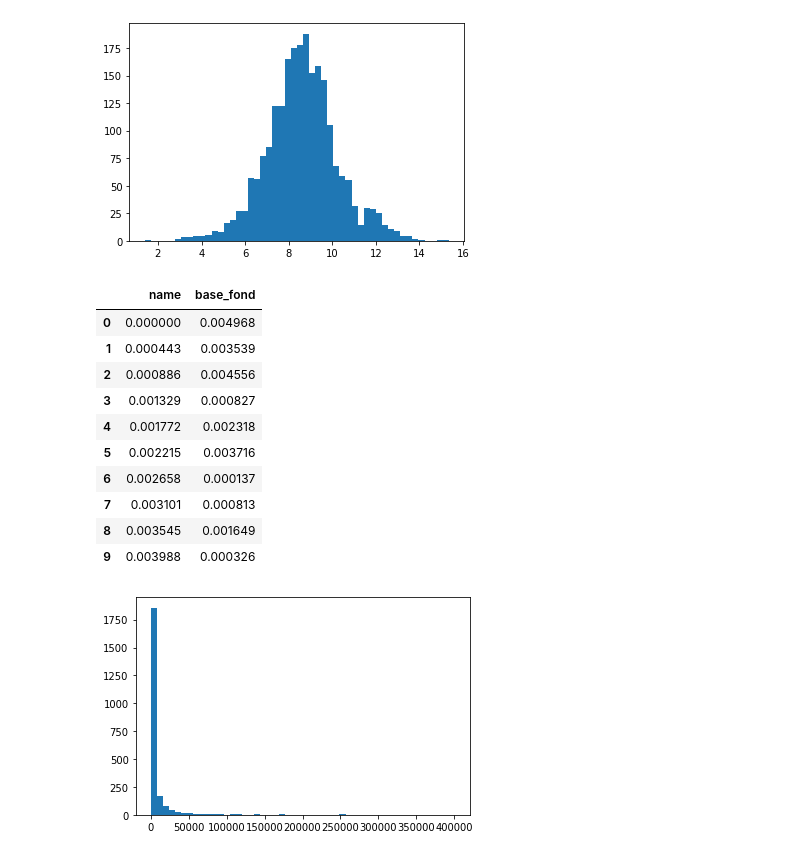
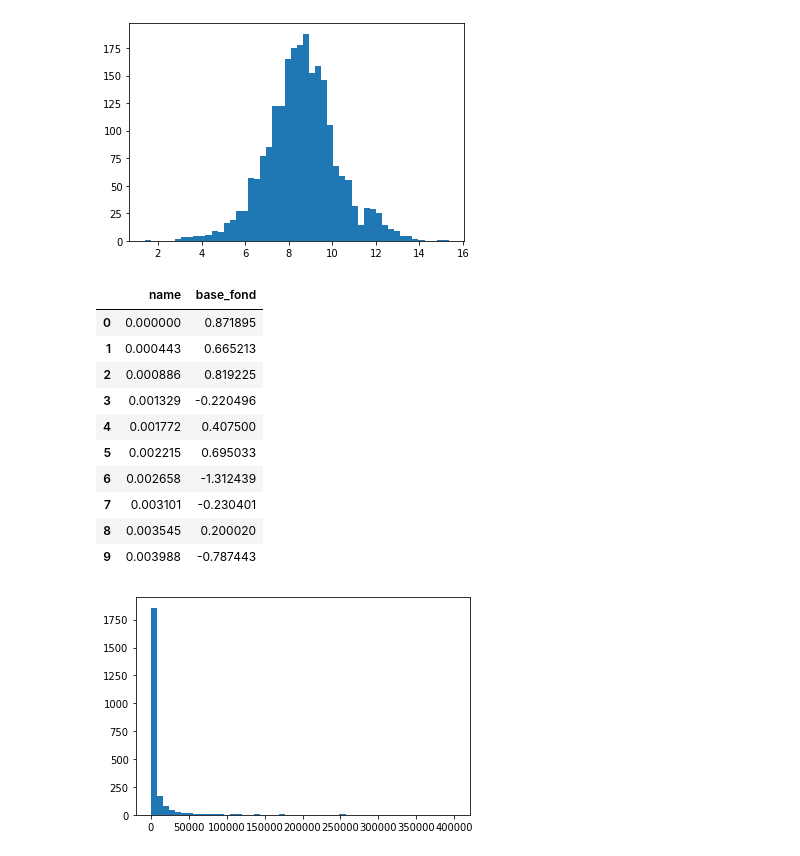
Before and after one commit to quiet-cmd/EmptyJupyterNoteebookForBinder, a Jupyter notebook: final/data_preparation.ipynb, the cells around one changed output. Saved outputs shown, nothing was run; the diff lists cells and outputs as text; code cells hidden in the pictures.

Commit message:
Data preparation

```diff
--- a/final/data_preparation.ipynb
+++ b/final/data_preparation.ipynb
@@ -77,20 +77,20 @@ hist_show(np.log(data))
 [figure]
 [figure]
 # %%
-dataset['base_fond'] = mm_scaler(data)
+dataset['base_fond'] = standard_scaler(np.log(data))
 dataset.head(10)
 # %% [output]
 |  | name | base_fond |
-| 0 | 0.000000 | 0.004968 |
-| 1 | 0.000443 | 0.003539 |
-| 2 | 0.000886 | 0.004556 |
-| 3 | 0.001329 | 0.000827 |
-| 4 | 0.001772 | 0.002318 |
-| 5 | 0.002215 | 0.003716 |
-| 6 | 0.002658 | 0.000137 |
-| 7 | 0.003101 | 0.000813 |
-| 8 | 0.003545 | 0.001649 |
-| 9 | 0.003988 | 0.000326 |
+| 0 | 0.000000 | 0.871895 |
+| 1 | 0.000443 | 0.665213 |
+| 2 | 0.000886 | 0.819225 |
+| 3 | 0.001329 | -0.220496 |
+| 4 | 0.001772 | 0.407500 |
+| 5 | 0.002215 | 0.695033 |
+| 6 | 0.002658 | -1.312439 |
+| 7 | 0.003101 | -0.230401 |
+| 8 | 0.003545 | 0.200020 |
+| 9 | 0.003988 | -0.787443 |
 # %%
 data = museum_dataset['science_fond']
 hist_show(data)
```
Also changed, not shown: parts of 6 cells of this notebook.
